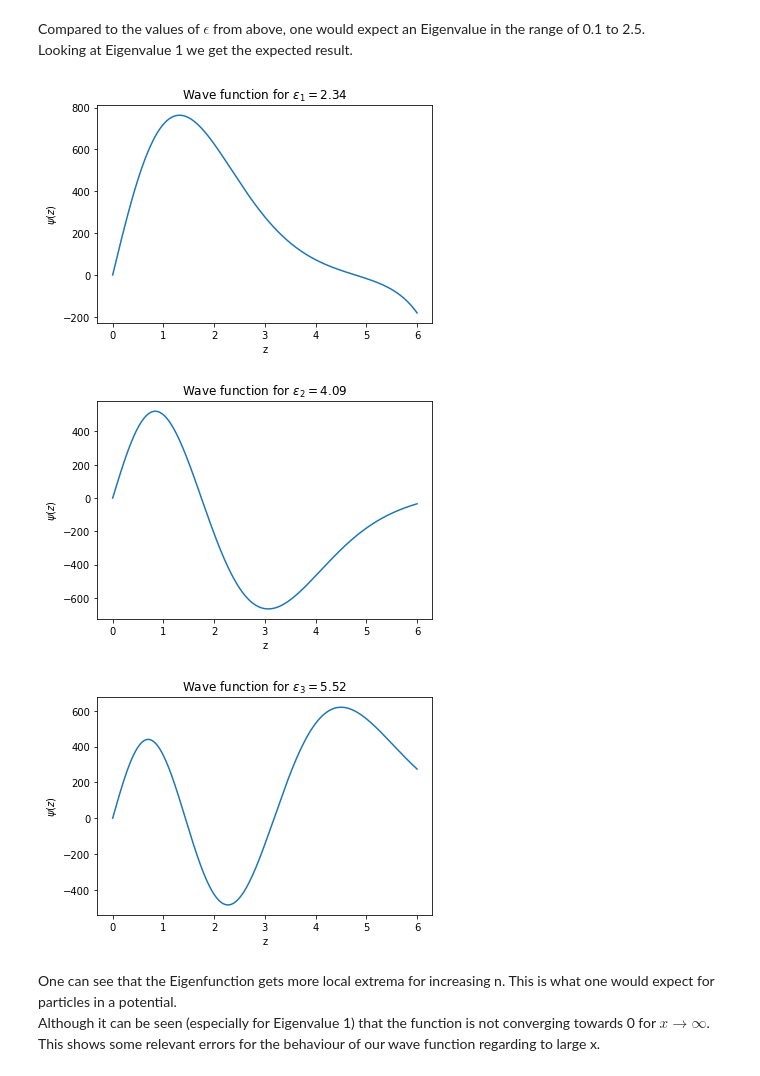
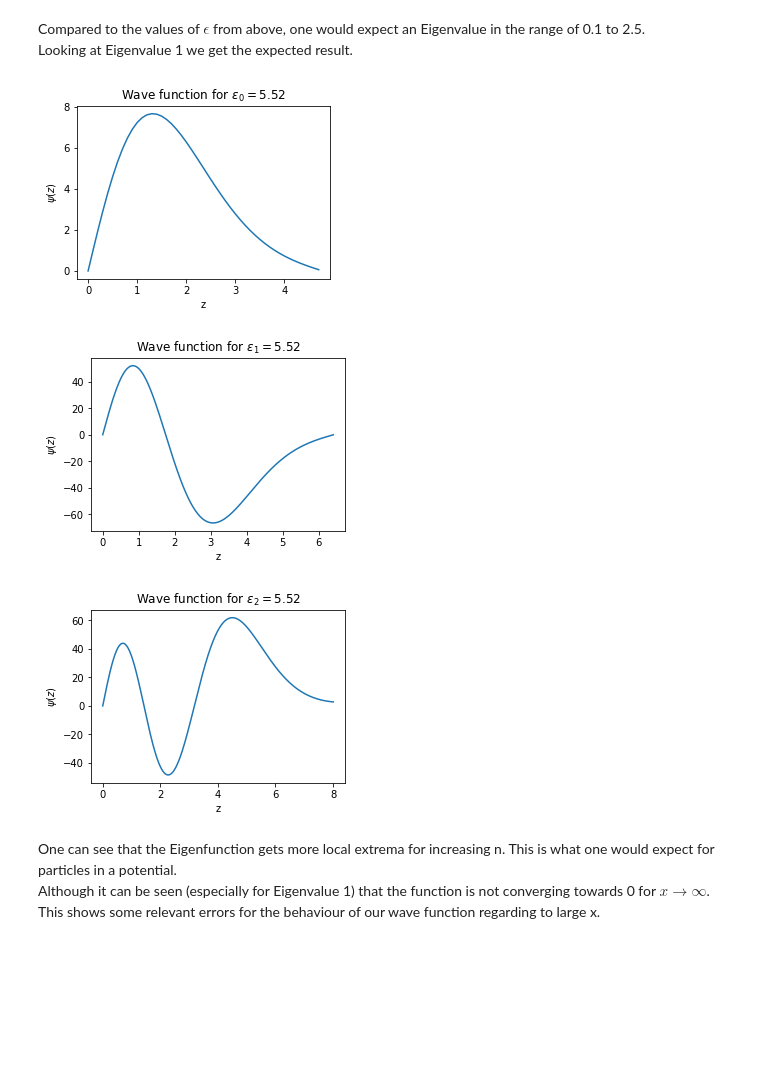
Before and after one commit to nlwach/Comp_Phys_zettel, a Jupyter notebook: Comp_Phys_Zettel/Zettel 4/Zettel_4_Vers1.ipynb, the cells around one changed output. Drawn from its saved outputs; the diff is of its cells as text; code cells hidden in the pictures; blank space fills up the shorter version.

Commit message:
plots

```diff
--- a/Comp_Phys_Zettel/Zettel 4/Zettel_4_Vers1.ipynb
+++ b/Comp_Phys_Zettel/Zettel 4/Zettel_4_Vers1.ipynb
@@ -149,19 +149,54 @@ Eigenvalue 3 = 5.52
 # %% [markdown]
 Compared to the values of $\epsilon$ from above, one would expect an Eigenvalue in the range of 0.1 to 2.5.
 Looking at Eigenvalue 1 we get the expected result.
-# %%
-i=0
-for eps in poss_sol:
-    i+=1
-    plt.figure(round(eps))
-    plt.plot(*numerov(1, 0.001, 6, eps))
-    plt.title("Wave function for $\epsilon_{}={:.2f}$".format(i,eps))
-    plt.xlabel("z")
-    plt.ylabel("$\psi(z)$")
-# %% [output]
-[figure, removed]
-[figure, removed]
-[figure, removed]
+# %%
+#Calculate all values
+x_out_0, psi_0 = numerov(1, 0.1, 8, poss_sol[0])
+x_out_1, psi_1 = numerov(1, 0.01, 8, poss_sol[1])
+x_out_2, psi_2 = numerov(1, 0.01, 8, poss_sol[2])
+
+
+#The following is needed to cut off the plot, so it looks nice
+for n, y in enumerate(psi_0):
+    #Looks, when psi == 0, then cuts off the array
+    if y < 0 and n>5:
+        psi_0 = psi_0[:n]
+        x_out_0 = x_out_0[:n]
+        break
+
+for m, psi_n in enumerate(psi_1):
+    #Looks, when psi_1 is greater than 0 and psi_0 is smaller than 0
+    #then cuts off the array
+    if psi_n > 0 and psi_1[m-1] < 0:
+        psi_1 = psi_1[:m]
+        x_out_1 = x_out_1[:m]
+        break
+
+
+for n, y in enumerate(psi_2):
+    counter = 0
+    if y > 0 and n<1:
+        #Looks, when psi == 0, for the third time, then cuts off the array
+        if counter == 2:
+            psi_2 = psi_2[:n]
+            x_out_2 = x_out_2[:n]
+            break
+        counter +=1
+
+solutions_psi = [psi_0, psi_1, psi_2]
+solutions_x = [x_out_0, x_out_1, x_out_2]
+# %%
+for n, solution in enumerate(solutions_psi):
+    fig = plt.figure(figsize=(10,7))
+    ax=plt.subplot(2,2,n+1)
+    ax.plot(solutions_x[n], solution)
+    ax.set_title("Wave function for $\epsilon_{}={:.2f}$".format(n,eps))
+    ax.set_xlabel("z")
+    ax.set_ylabel("$\psi(z)$")
+# %% [output]
+[figure, added]
+[figure, added]
+[figure, added]
 # %% [markdown]
 One can see that the Eigenfunction gets more local extrema for increasing n. This is what one would expect for particles in a potential.
 Although it can be seen (especially for Eigenvalue 1) that the function is not converging towards 0 for $ x \rightarrow \infty$. This shows some relevant errors for the behaviour of our wave function regarding to large x.
```
Also changed, not shown: 1 other file.
